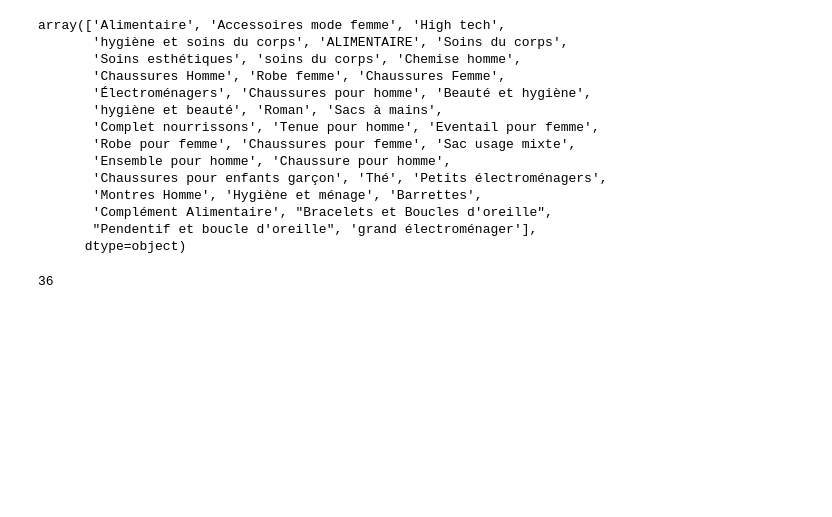
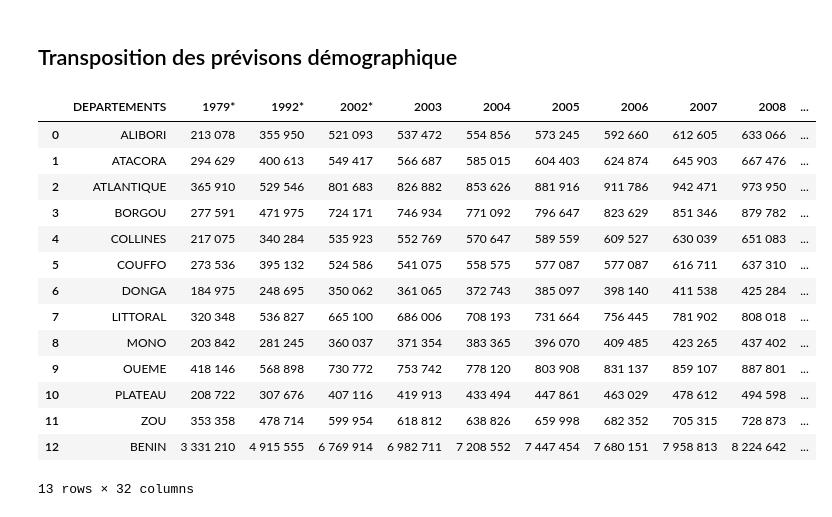
Before and after one commit to damedomey/initiation-a-la-datascience, a Jupyter notebook: TP 1/script.ipynb, the cells around one changed output. Saved outputs shown, nothing was run; the diff lists cells and outputs as text; code cells hidden in the pictures; blank space fills up the shorter version.

```diff
--- a/TP 1/script.ipynb
+++ b/TP 1/script.ipynb
@@ -7,21 +4,22 @@ type = products['Custom Product Type'][products['Custom Product Type'].notnull()
-# %%
-type.unique()
-# %% [output]
-array(['Alimentaire', 'Accessoires mode femme', 'High tech',
-       'hygiène et soins du corps', 'ALIMENTAIRE', 'Soins du corps',
-       'Soins esthétiques', 'soins du corps', 'Chemise homme',
-       'Chaussures Homme', 'Robe femme', 'Chaussures Femme',
-       'Électroménagers', 'Chaussures pour homme', 'Beauté et hygiène',
-       'hygiène et beauté', 'Roman', 'Sacs à mains',
-       'Complet nourrissons', 'Tenue pour homme', 'Eventail pour femme',
-       'Robe pour femme', 'Chaussures pour femme', 'Sac usage mixte',
-       'Ensemble pour homme', 'Chaussure pour homme',
-       'Chaussures pour enfants garçon', 'Thé', 'Petits électroménagers',
-       'Montres Homme', 'Hygiène et ménage', 'Barrettes',
-       'Complément Alimentaire', "Bracelets et Boucles d'oreille",
-       "Pendentif et boucle d'oreille", 'grand électroménager'],
-      dtype=object)
-# %%
-type.nunique()
-# %% [output]
-36
+# %% [markdown]
+## Transposition des prévisons démographique
+# %%
+prevision = pd.read_csv("data/exogene/prevision de levolution demographique de l'insae.csv")
+# %%
+prevision
+# %% [output]
+|  | DEPARTEMENTS | 1979* | 1992* | 2002* | 2003 | 2004 | 2005 | 2006 | 2007 | 2008 | ... |
+| 0 | ALIBORI | 213 078 | 355 950 | 521 093 | 537 472 | 554 856 | 573 245 | 592 660 | 612 605 | 633 066 | ... |
+| 1 | ATACORA | 294 629 | 400 613 | 549 417 | 566 687 | 585 015 | 604 403 | 624 874 | 645 903 | 667 476 | ... |
+| 2 | ATLANTIQUE | 365 910 | 529 546 | 801 683 | 826 882 | 853 626 | 881 916 | 911 786 | 942 471 | 973 950 | ... |
+| 3 | BORGOU | 277 591 | 471 975 | 724 171 | 746 934 | 771 092 | 796 647 | 823 629 | 851 346 | 879 782 | ... |
+| 4 | COLLINES | 217 075 | 340 284 | 535 923 | 552 769 | 570 647 | 589 559 | 609 527 | 630 039 | 651 083 | ... |
+| 5 | COUFFO | 273 536 | 395 132 | 524 586 | 541 075 | 558 575 | 577 087 | 577 087 | 616 711 | 637 310 | ... |
+| 6 | DONGA | 184 975 | 248 695 | 350 062 | 361 065 | 372 743 | 385 097 | 398 140 | 411 538 | 425 284 | ... |
+| 7 | LITTORAL | 320 348 | 536 827 | 665 100 | 686 006 | 708 193 | 731 664 | 756 445 | 781 902 | 808 018 | ... |
+| 8 | MONO | 203 842 | 281 245 | 360 037 | 371 354 | 383 365 | 396 070 | 409 485 | 423 265 | 437 402 | ... |
+| 9 | OUEME | 418 146 | 568 898 | 730 772 | 753 742 | 778 120 | 803 908 | 831 137 | 859 107 | 887 801 | ... |
+| 10 | PLATEAU | 208 722 | 307 676 | 407 116 | 419 913 | 433 494 | 447 861 | 463 029 | 478 612 | 494 598 | ... |
+| 11 | ZOU | 353 358 | 478 714 | 599 954 | 618 812 | 638 826 | 659 998 | 682 352 | 705 315 | 728 873 | ... |
+| 12 | BENIN | 3 331 210 | 4 915 555 | 6 769 914 | 6 982 711 | 7 208 552 | 7 447 454 | 7 680 151 | 7 958 813 | 8 224 642 | ... |
+13 rows × 32 columns
```
Also changed, not shown: parts of 7 cells of this notebook, 3 other files.
